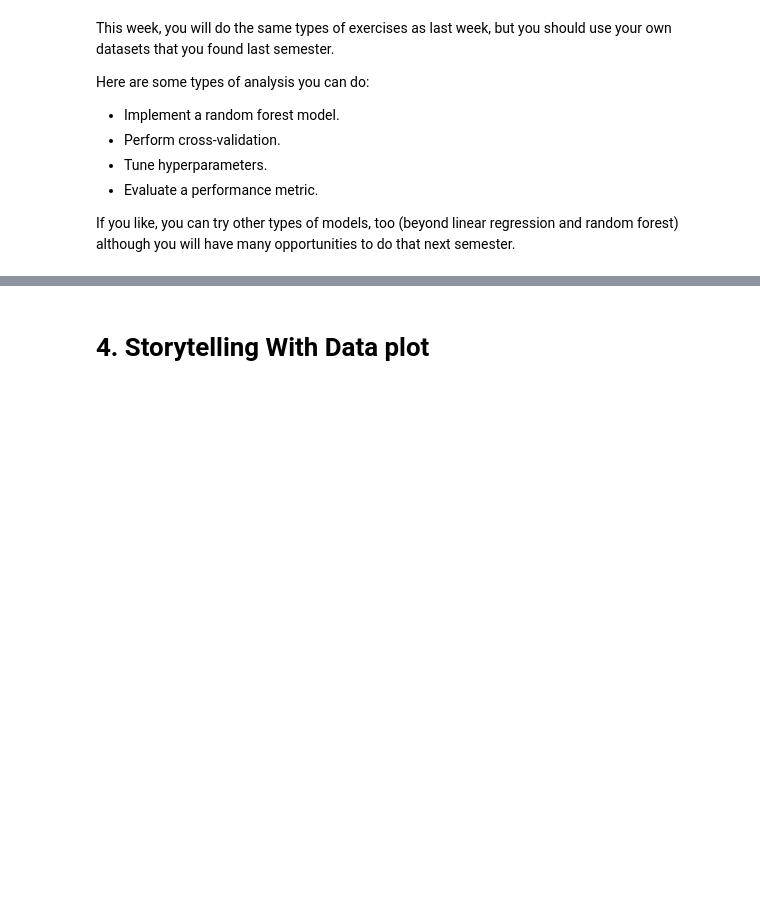
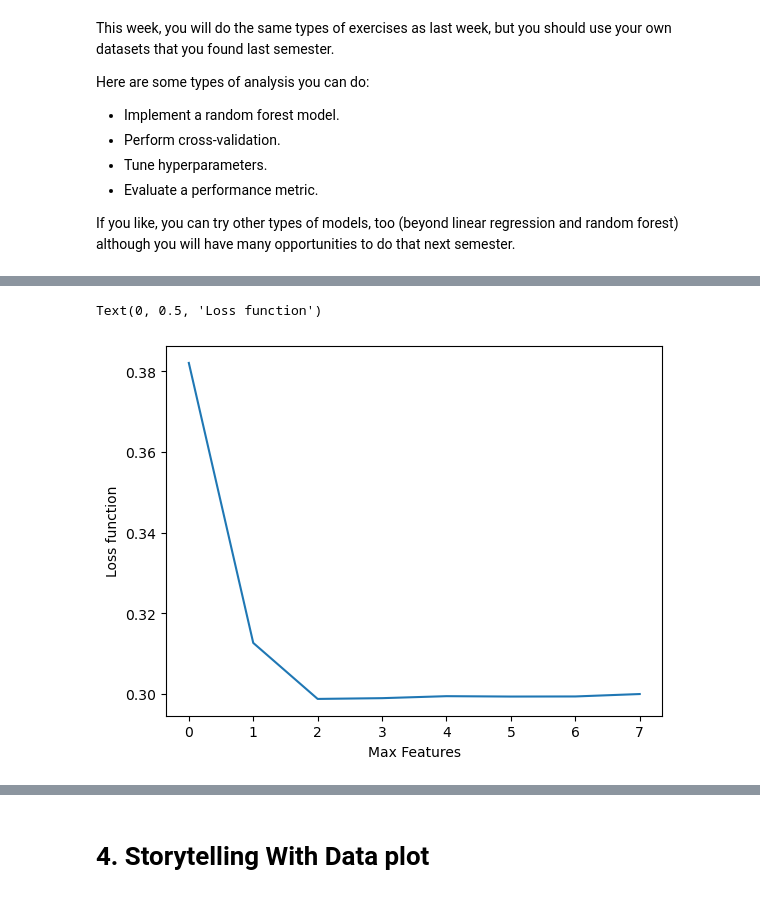
Before and after one commit to DaveD-BU/DX699-2025-spring-B2, a Jupyter notebook: OMDS-ModB2-Week11-Davis-David.ipynb, the cells around one changed output, grey strips where cells are left out. Saved outputs shown, nothing was run; the diff lists cells and outputs as text; code cells hidden in the pictures; blank space fills up the shorter version.

```diff
--- a/OMDS-ModB2-Week11-Davis-David.ipynb
+++ b/OMDS-ModB2-Week11-Davis-David.ipynb
@@ -87,0 +205,6 @@ If you like, you can try other types of models, too (beyond linear regression an
+# %%
+max_features_lst_ci = list()
+for max_features_value in  range(2, 18, 2):
+    rf = RandomForestRegressor(max_depth= max_features_value)
+    rf.fit(X_train, y_train)
+    max_features_lst_ci.append(root_mean_squared_error(rf.predict(X_test), y_test))
@@ -87,0 +218,7 @@ If you like, you can try other types of models, too (beyond linear regression an
+# %%
+plt.plot(max_features_lst_ci)
+plt.xlabel("Max Features")
+plt.ylabel("Loss function")
+# %% [output]
+Text(0, 0.5, 'Loss function')
+[figure, added]
```
Also changed, not shown: parts of 17 cells of this notebook.
